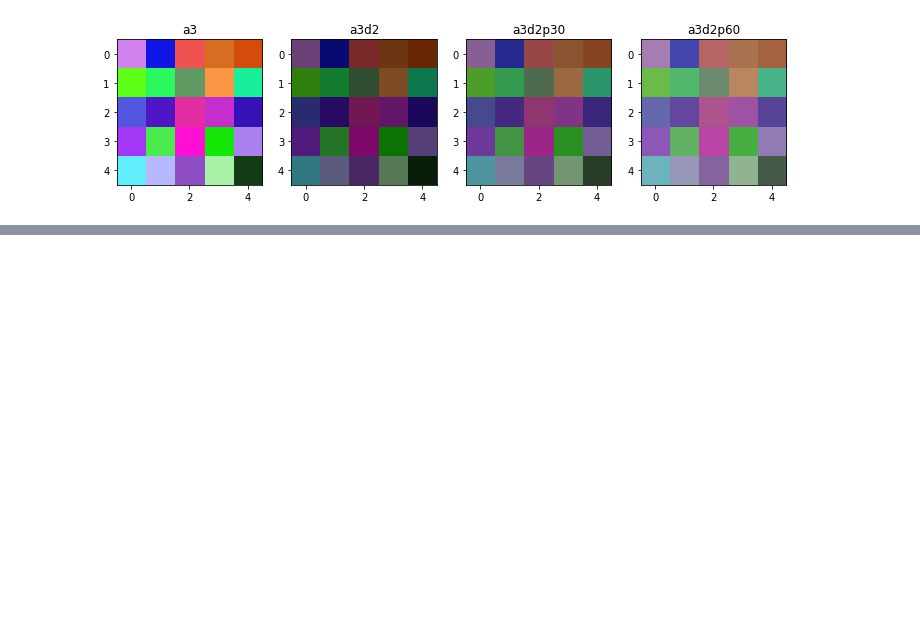
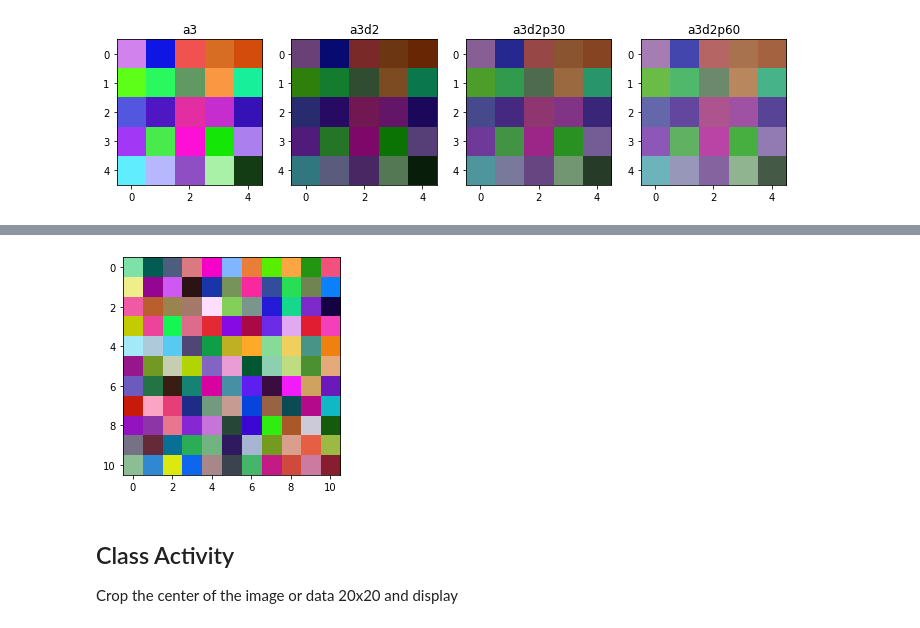
Before and after one commit to goke-ai/cv, a Jupyter notebook: essential/07.ipynb, the cells around one changed output, grey strips where cells are left out. Cells and saved outputs as stored; diff of their text form; code cells hidden in the pictures; blank space fills up the shorter version.

```diff
--- a/essential/07.ipynb
+++ b/essential/07.ipynb
@@ -584,0 +872,15 @@ plt.show()
+# %%
+# extract 10x10x3
+
+a3d_10x10 = a3d[0:11,0:11,:]
+
+# show cropped image
+plt.imshow(a3d_10x10)
+
+plt.show()
+# %% [output]
+[figure, added]
+# %% [markdown]
+## Class Activity
+
+Crop the center of the image or data 20x20 and display
```
Also changed, not shown: parts of 65 cells of this notebook, 3 other files.
